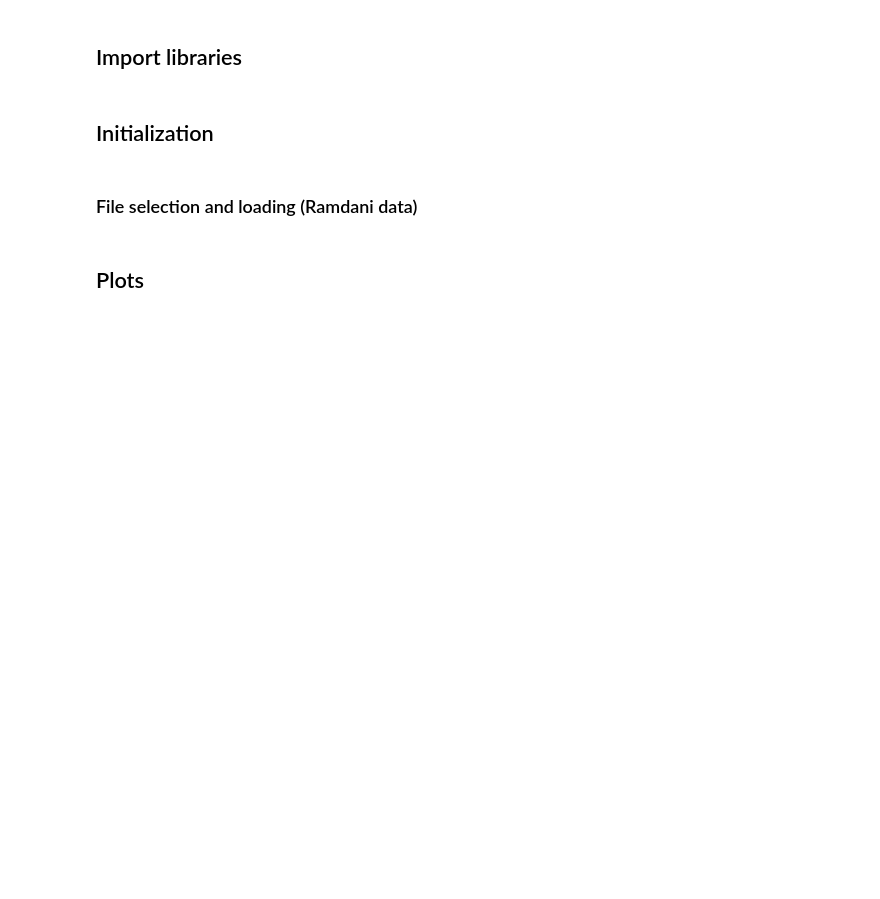
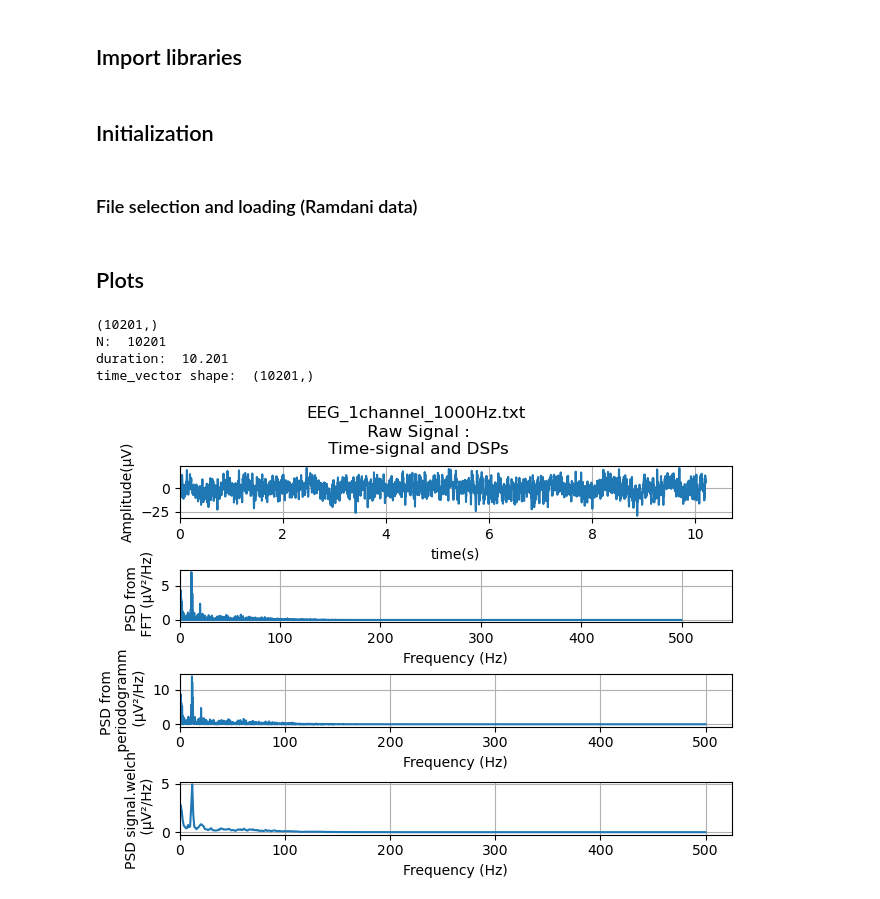
Before and after one commit to iwissemben/Stage_Signal_Physio, a Jupyter notebook: SRC/comparisons_1channel1000Hz.ipynb, the cells around one changed output. Cells and saved outputs as stored; diff of their text form; code cells hidden in the pictures; blank space fills up the shorter version.

```diff
--- a/SRC/comparisons_1channel1000Hz.ipynb
+++ b/SRC/comparisons_1channel1000Hz.ipynb
@@ -32,5 +32,11 @@ EEG_amplitudes_centered=EEG_amplitudes-np.mean(EEG_amplitudes)
 ## Plots
 # %%
 print(EEG_amplitudes.shape)
-plot_signal_time_dsps(EEG_amplitudes,sample_rate=Srate,signal_name=FILENAME)
+plot_signal_time_dsps(EEG_amplitudes,sample_rate=Srate,signal_name=FILENAME + "\n Raw Signal")
+# %% [output]
+(10201,)
+N:  10201
+duration:  10.201
+time_vector shape:  (10201,)
+[figure, added]
 # %%
```
Also changed, not shown: parts of 1 cell of this notebook, 3 other files.
